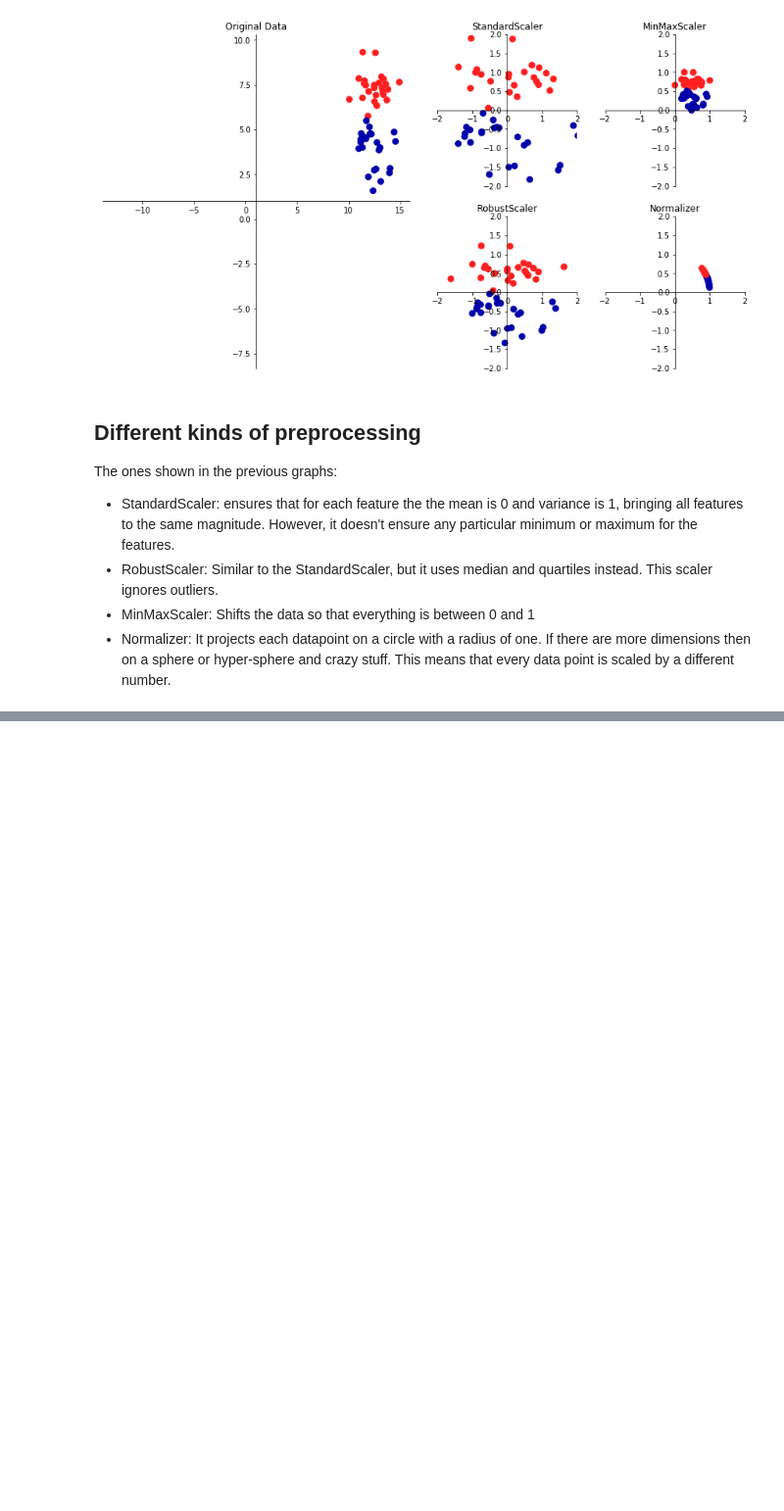
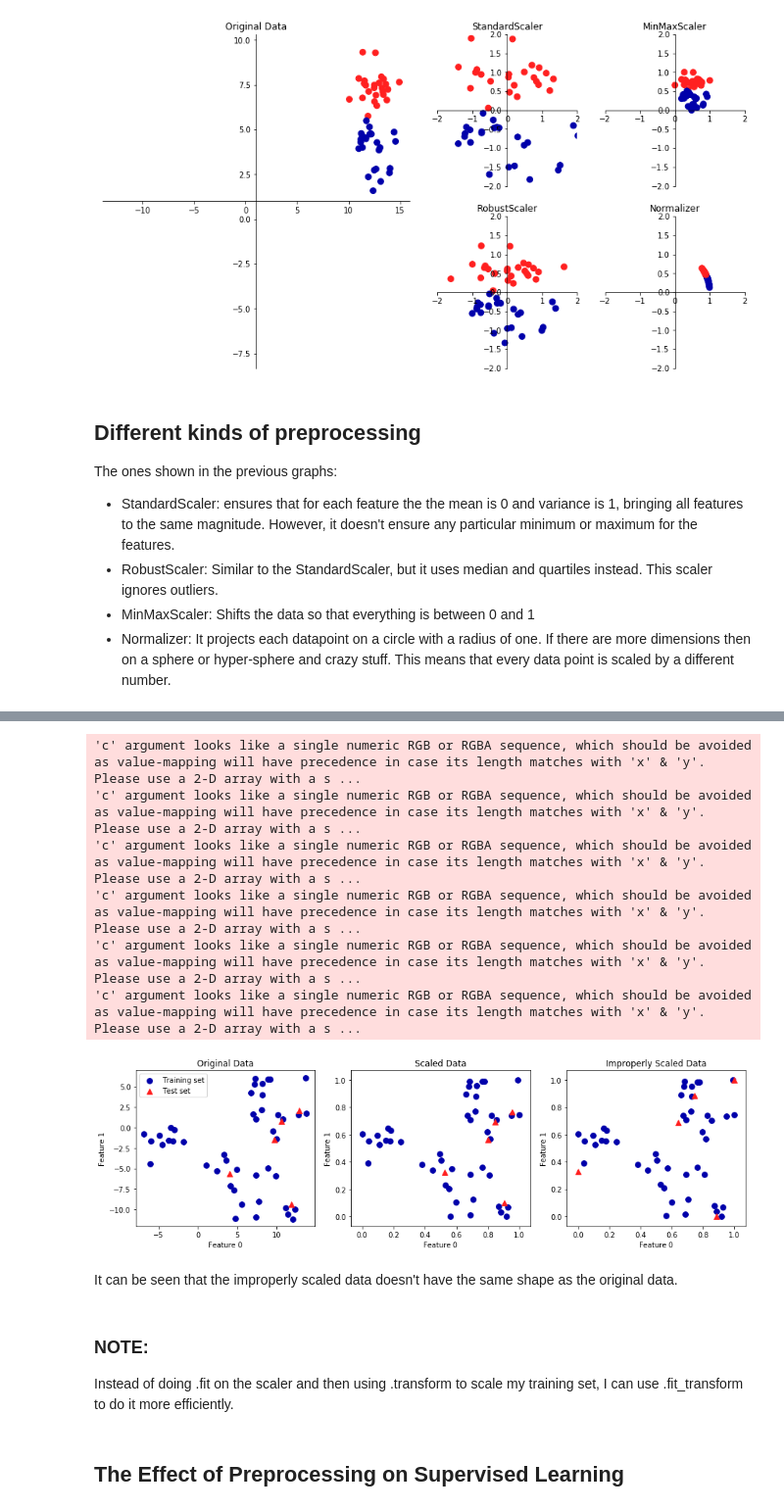
Before and after one commit to Patabu2/machine_learning_study, a Jupyter notebook: Chapter 3- Unsupervised Learning and Preoricessing.ipynb, the cells around one changed output, grey strips where cells are left out. Shown at 98% size. Drawn from its saved outputs; the diff is of its cells as text; code cells hidden in the pictures; blank space fills up the shorter version.

Commit message:
Some advances in preprocessing

```diff
--- a/Chapter 3- Unsupervised Learning and Preoricessing.ipynb
+++ b/Chapter 3- Unsupervised Learning and Preoricessing.ipynb
@@ -35,0 +133,63 @@ The ones shown in the previous graphs:
+# %%
+from sklearn.datasets import make_blobs
+# make synthetic data
+X, _ = make_blobs(n_samples=50, centers=5, random_state=4, cluster_std=2)
+# split it into training and test sets
+X_train, X_test = train_test_split(X, random_state=5, test_size=.1)
+
+# plot the training and test sets
+fig, axes = plt.subplots(1, 3, figsize=(13, 4))
+axes[0].scatter(X_train[:, 0], X_train[:, 1],
+                c=mglearn.cm2(0), label="Training set", s=60)
+axes[0].scatter(X_test[:, 0], X_test[:, 1], marker='^',
+                c=mglearn.cm2(1), label="Test set", s=60)
+axes[0].legend(loc='upper left')
+axes[0].set_title("Original Data")
+
+# scale the data using MinMaxScaler
+scaler = MinMaxScaler()
+scaler.fit(X_train)
+X_train_scaled = scaler.transform(X_train)
+X_test_scaled = scaler.transform(X_test)
+
+# visualize the properly scaled data
+axes[1].scatter(X_train_scaled[:, 0], X_train_scaled[:, 1],
+                c=mglearn.cm2(0), label="Training set", s=60)
+axes[1].scatter(X_test_scaled[:, 0], X_test_scaled[:, 1], marker='^',
+                c=mglearn.cm2(1), label="Test set", s=60)
+axes[1].set_title("Scaled Data")
+
+#-------------------------------------------------------------------------------
+# rescale the test set separately
+# so test set min is 0 and test set max is 1
+# DO NOT DO THIS! For illustration purposes only.
+#-------------------------------------------------------------------------------
+test_scaler = MinMaxScaler()
+test_scaler.fit(X_test)
+X_test_scaled_badly = test_scaler.transform(X_test)
+
+# visualize wrongly scaled data
+axes[2].scatter(X_train_scaled[:, 0], X_train_scaled[:, 1],
+                c=mglearn.cm2(0), label="training set", s=60)
+axes[2].scatter(X_test_scaled_badly[:, 0], X_test_scaled_badly[:, 1],
+                marker='^', c=mglearn.cm2(1), label="test set", s=60)
+axes[2].set_title("Improperly Scaled Data")
+
+for ax in axes:
+    ax.set_xlabel("Feature 0")
+    ax.set_ylabel("Feature 1")
+fig.tight_layout()
+# %% [output]
+'c' argument looks like a single numeric RGB or RGBA sequence, which should be avoided as value-mapping will have precedence in case its length matches with 'x' & 'y'.  Please use a 2-D array with a s ...
+'c' argument looks like a single numeric RGB or RGBA sequence, which should be avoided as value-mapping will have precedence in case its length matches with 'x' & 'y'.  Please use a 2-D array with a s ...
+'c' argument looks like a single numeric RGB or RGBA sequence, which should be avoided as value-mapping will have precedence in case its length matches with 'x' & 'y'.  Please use a 2-D array with a s ...
+'c' argument looks like a single numeric RGB or RGBA sequence, which should be avoided as value-mapping will have precedence in case its length matches with 'x' & 'y'.  Please use a 2-D array with a s ...
+'c' argument looks like a single numeric RGB or RGBA sequence, which should be avoided as value-mapping will have precedence in case its length matches with 'x' & 'y'.  Please use a 2-D array with a s ...
+'c' argument looks like a single numeric RGB or RGBA sequence, which should be avoided as value-mapping will have precedence in case its length matches with 'x' & 'y'.  Please use a 2-D array with a s ...
+[figure, added]
+# %% [markdown]
+It can be seen that the improperly scaled data doesn't have the same shape as the original data.
+# %% [markdown]
+### NOTE:
+
+Instead of doing .fit on the scaler and then using .transform to scale my training set, I can use .fit_transform to do it more efficiently.
@@ -35,0 +203,2 @@ The ones shown in the previous graphs:
+# %% [markdown]
+## The Effect of Preprocessing on Supervised Learning
```
Also changed, not shown: parts of 12 cells of this notebook.
